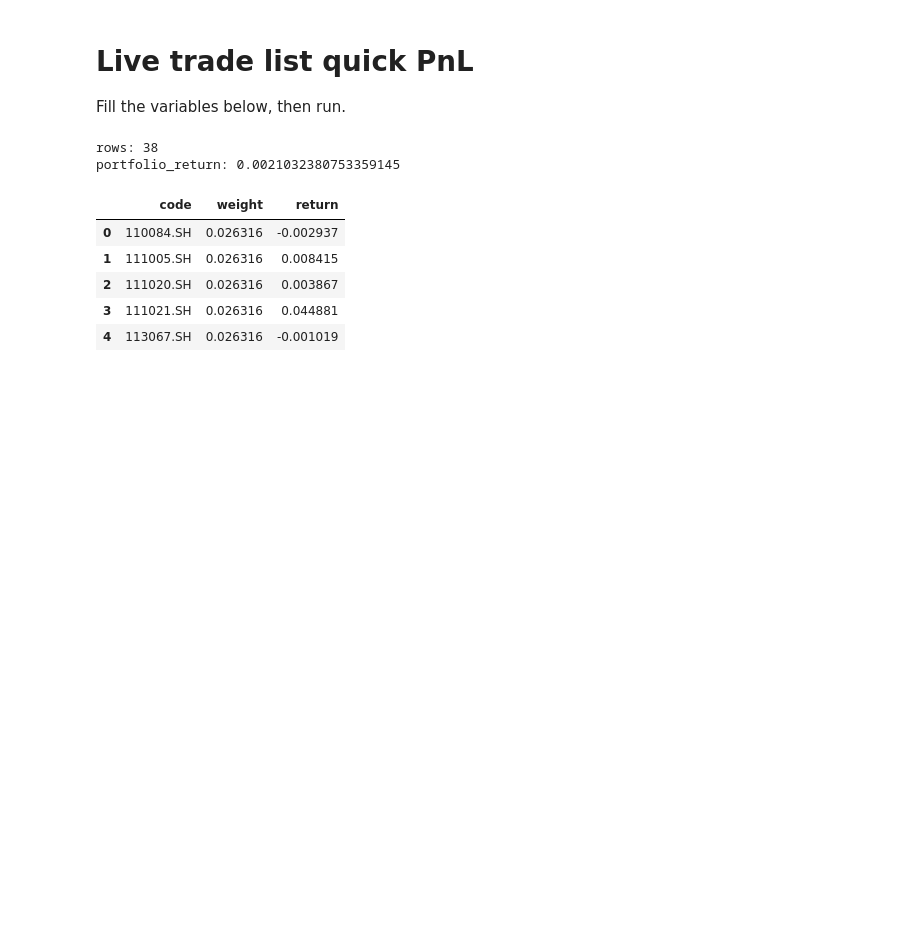
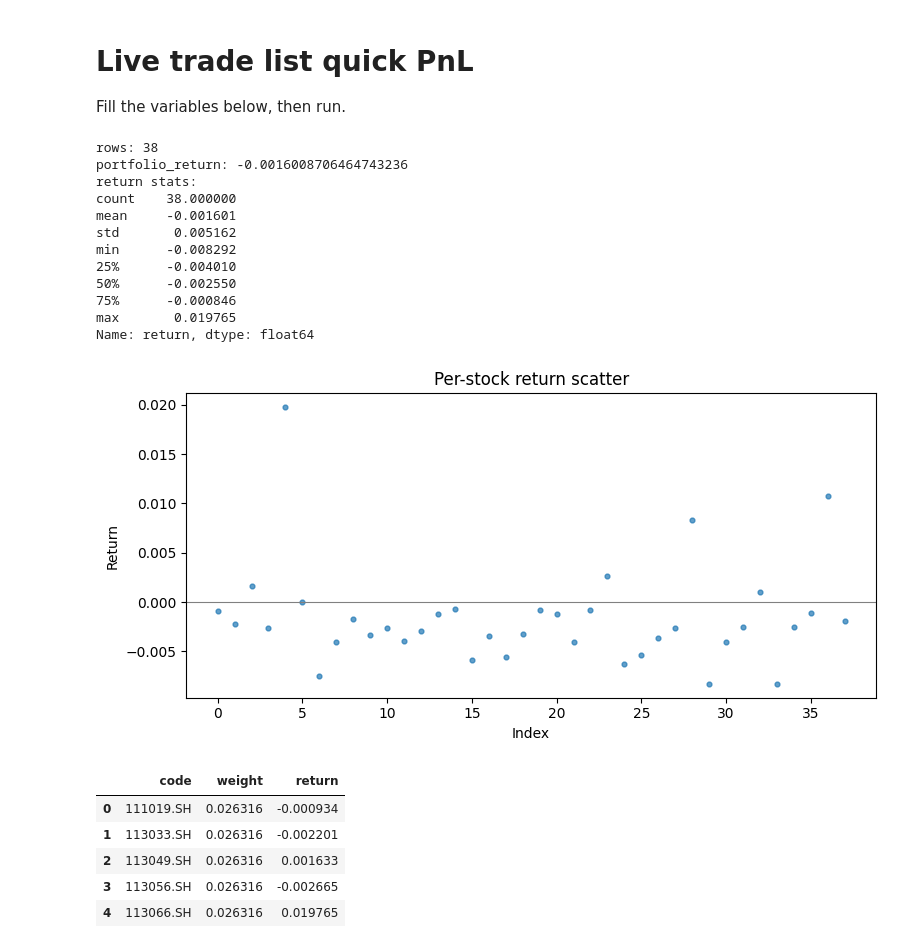
Before and after one commit to gwc0207/CBOND_DAY, a Jupyter notebook: notebooks/live_trade_pnl.ipynb, the cells around one changed output. Saved outputs shown, nothing was run; the diff lists cells and outputs as text; code cells hidden in the pictures; blank space fills up the shorter version.

```diff
--- a/notebooks/live_trade_pnl.ipynb
+++ b/notebooks/live_trade_pnl.ipynb
@@ -5,9 +5,10 @@ Fill the variables below, then run.
 # %%
 from pathlib import Path
 import pandas as pd
+import matplotlib.pyplot as plt
 
 # ---- settings ----
-trade_day = '2026-01-08'  # trade_list date
+trade_day = '2026-01-07'  # trade_list date
 signal_name = 'combo_default'
 batch_id = 'Live'
 results_root = Path('D:/cbond_daily/results')
@@ -26,38 +27,64 @@ trades['trade_date'] = pd.to_datetime(trades['trade_date']).dt.date
 
 # ---- load cleaned data for trade_day ----
 day = pd.to_datetime(trade_day).date()
 month = f'{day.year:04d}-{day.month:02d}'
 cleaned_path = cleaned_root / month / f'{day:%Y%m%d}.parquet'
 df = pd.read_parquet(cleaned_path)
 
 # ---- merge and compute return ----
 merged = trades.merge(df[['code', buy_twap_col, sell_twap_col]], on='code', how='left')
 
 def apply_bps(px, bps, side):
     if side == 'buy':
         return px * (1 + bps / 10000.0)
     return px * (1 - bps / 10000.0)
 
 cost_bps = twap_bps + fee_bps
 buy_px = apply_bps(merged[buy_twap_col], cost_bps, 'buy')
 sell_px = apply_bps(merged[sell_twap_col], cost_bps, 'sell')
 merged['return'] = (sell_px - buy_px) / buy_px
 
 # ---- summary ----
 merged['weight'] = merged.get('weight', 1.0 / len(merged))
 merged['weight'] = merged['weight'].fillna(0.0)
 port_ret = float((merged['return'] * merged['weight']).sum())
 print('rows:', len(merged))
 print('portfolio_return:', port_ret)
+
+# ---- per-stock stats ----
+stats = merged['return'].describe()
+print('return stats:')
+print(stats)
+
+# ---- scatter plot ----
+plt.figure(figsize=(8, 4))
+plt.scatter(range(len(merged)), merged['return'], s=12, alpha=0.7)
+plt.axhline(0, color='gray', linewidth=0.8)
+plt.title('Per-stock return scatter')
+plt.xlabel('Index')
+plt.ylabel('Return')
+plt.tight_layout()
+plt.show()
 merged[['code', 'weight', 'return']].head()
 # %% [output]
 rows: 38
-portfolio_return: 0.0021032380753359145
+portfolio_return: -0.0016008706464743236
+return stats:
+count    38.000000
+mean     -0.001601
+std       0.005162
+min      -0.008292
+25%      -0.004010
+50%      -0.002550
+75%      -0.000846
+max       0.019765
+Name: return, dtype: float64
+[figure, added]
 |  | code | weight | return |
-| 0 | 110084.SH | 0.026316 | -0.002937 |
-| 1 | 111005.SH | 0.026316 | 0.008415 |
-| 2 | 111020.SH | 0.026316 | 0.003867 |
-| 3 | 111021.SH | 0.026316 | 0.044881 |
-| 4 | 113067.SH | 0.026316 | -0.001019 |
+| 0 | 111019.SH | 0.026316 | -0.000934 |
+| 1 | 113033.SH | 0.026316 | -0.002201 |
+| 2 | 113049.SH | 0.026316 | 0.001633 |
+| 3 | 113056.SH | 0.026316 | -0.002665 |
+| 4 | 113066.SH | 0.026316 | 0.019765 |
 # %%
 merged
```
Also changed, not shown: parts of 1 cell of this notebook, 19 other files.
